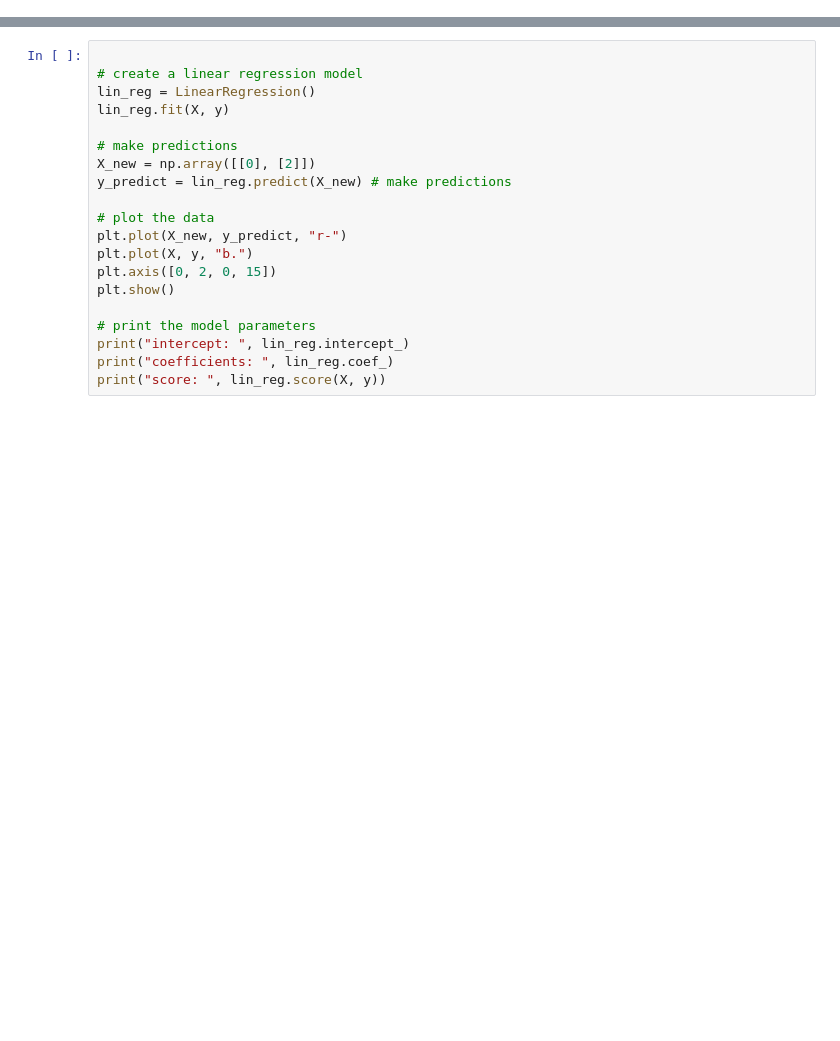
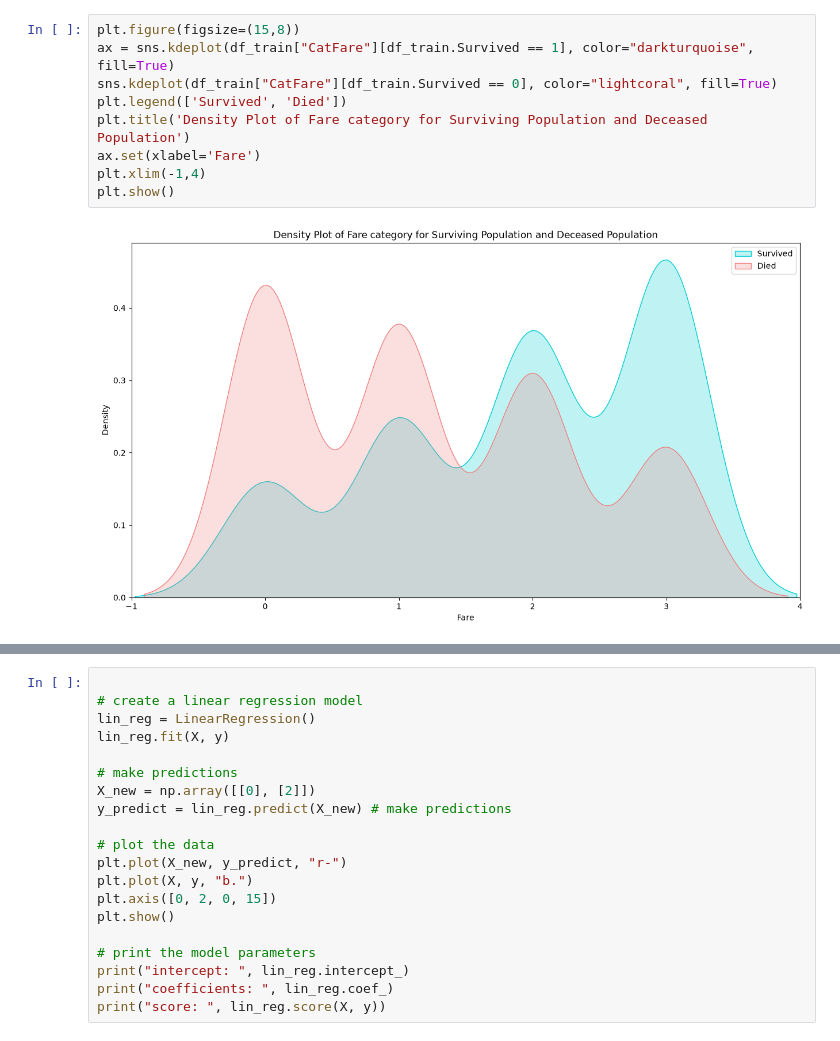
Before and after one commit to MaHofseth/Dave3625-2026, a Jupyter notebook: Lab4/lin_regression.ipynb, the cells around one changed output, grey strips where cells are left out. Cells and saved outputs as stored; diff of their text form; blank space fills up the shorter version.

```diff
--- a/Lab4/lin_regression.ipynb
+++ b/Lab4/lin_regression.ipynb
@@ -0,0 +69,11 @@
+# %%
+plt.figure(figsize=(15,8))
+ax = sns.kdeplot(df_train["CatFare"][df_train.Survived == 1], color="darkturquoise", fill=True)
+sns.kdeplot(df_train["CatFare"][df_train.Survived == 0], color="lightcoral", fill=True)
+plt.legend(['Survived', 'Died'])
+plt.title('Density Plot of Fare category for Surviving Population and Deceased Population')
+ax.set(xlabel='Fare')
+plt.xlim(-1,4)
+plt.show()
+# %% [output]
+[figure, added]
```
Also changed, not shown: parts of 20 cells of this notebook, 2 other files.
